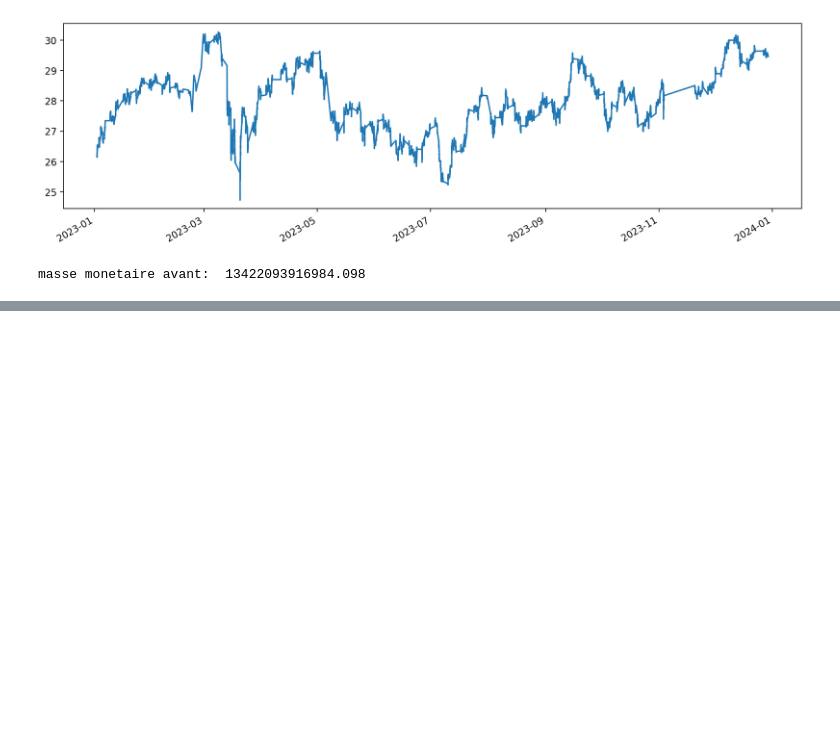
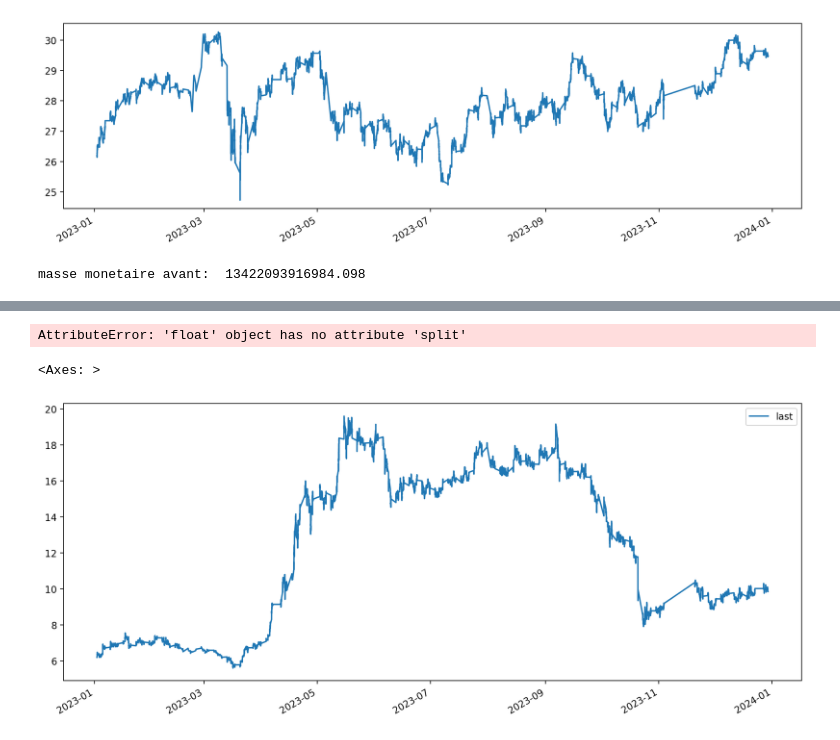
Before and after one commit to sankBalde/BigData, a Jupyter notebook: Notebooks/filter_data.ipynb, the cells around one changed output, grey strips where cells are left out. Drawn from its saved outputs; the diff is of its cells as text; code cells hidden in the pictures; blank space fills up the shorter version.

```diff
--- a/Notebooks/filter_data.ipynb
+++ b/Notebooks/filter_data.ipynb
@@ -34,14 +34,7 @@ import glob
 def collecte_df(directory_path:str="../boursorama/2023/", market_name:str="compA") ->pd.DataFrame:
     dfglob = glob.glob1(directory_path, market_name + "*")
     files_path = [directory_path + file for file in dfglob]
-    df = pd.DataFrame()
-    for i in range(len(files_path)):
-        _, date, heure = dfglob[i].split()
-        df_tmp = pd.read_pickle(files_path[i])
-        line = date + " " + heure.split(".bz2")[0]
-        df_tmp.index = pd.to_datetime([line] * df_tmp.shape[0])
-        df = pd.concat([df, df_tmp])
-        print("Pourcentage: ", round(i / len(files_path) * 100))
+    df = pd.concat({dateutil.parser.parse(f.split(market_name)[1].split(".bz2")[0]):pd.read_pickle(f) for f in files_path})
     return df
 # %%
 compA = collecte_df(market_name="compA")
@@ -250,3 +225,5 @@ compA.loc['1rPCS','last'].plot(figsize=(14,4))
 print("masse monetaire avant: ", (compA["volume"] * compA["last"]).sum())
 # %% [output]
 masse monetaire avant:  13422093916984.098
+# %%
+compB = collecte_df(market_name="compB")
@@ -252,0 +281,3 @@ masse monetaire avant:  13422093916984.098
+# %%
+abivax = compB[compB["name"] == "ABIVAX"]
+abivax.head(10)
@@ -252,0 +296,13 @@ masse monetaire avant:  13422093916984.098
+# %%
+abivax["last"] = [x.split("(c)")[0] for x in abivax["last"]]
+abivax["last"] = [x.split("(s)")[0] for x in abivax["last"]]
+abivax["last"] = abivax["last"].astype("float")
+print("moyenne des cours d'ABIVAX: ",np.mean(abivax["last"]))
+# %% [output]
+AttributeError: 'float' object has no attribute 'split'
+# %%
+# Tracer les données
+abivax.plot( y="last", figsize=(14, 6))
+# %% [output]
+<Axes: >
+[figure, added]
```
Also changed, not shown: parts of 16 cells of this notebook.
